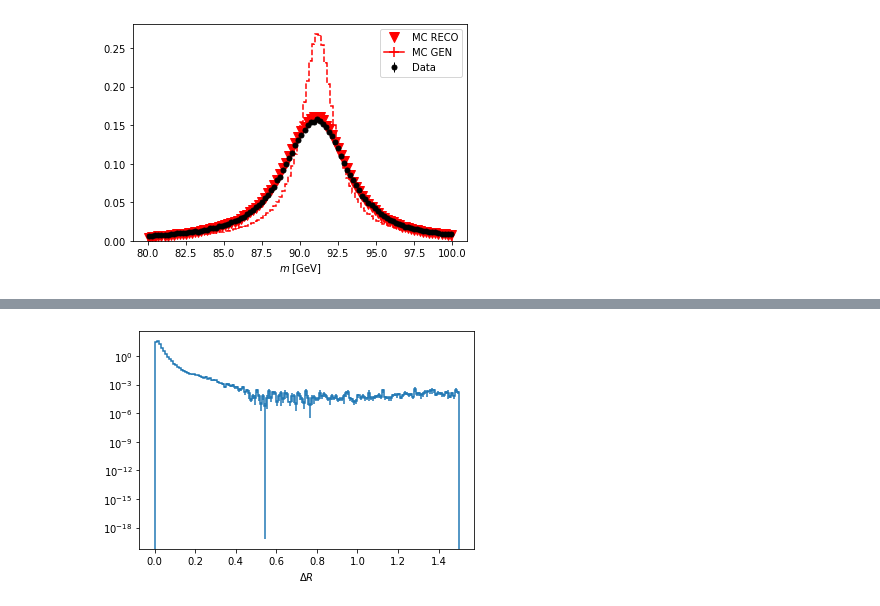
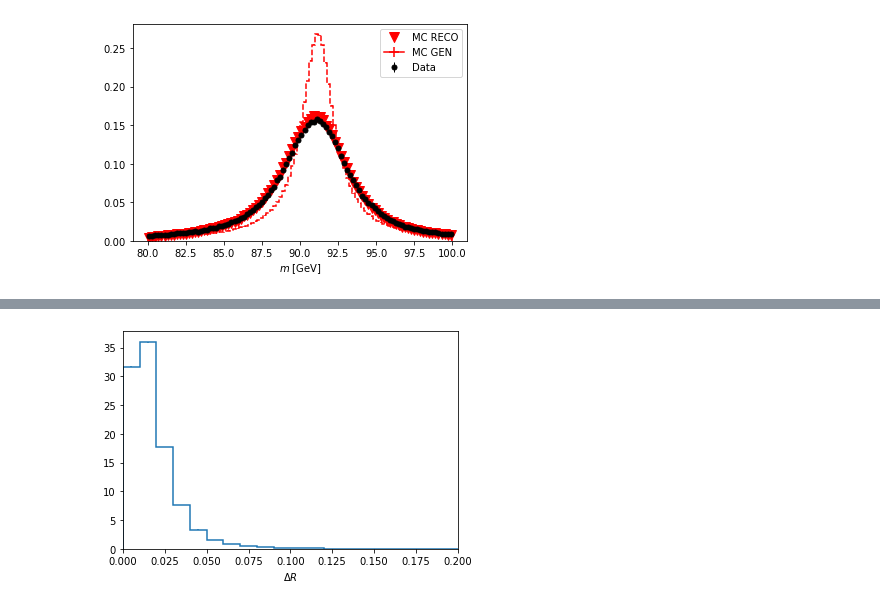
Before and after one commit to rappoccio/QJetMassUproot, a Jupyter notebook: compare_datamc_nanov9.ipynb, the cells around one changed output, grey strips where cells are left out. Cells and saved outputs as stored; diff of their text form; code cells hidden in the pictures.

```diff
--- a/compare_datamc_nanov9.ipynb
+++ b/compare_datamc_nanov9.ipynb
@@ -37,6 +40,6 @@ Matplotlib created a temporary config/cache directory at /tmp/matplotlib-rhsec2p
 # %% [markdown]
 ### Open pkl file for the output histograms
 # %%
-with open("qjetmass_zjets_gen.pkl", "rb") as f:
+with open("stable_pkl/qjetmass_zjets_gen.pkl", "rb") as f:
     output_gen = pickle.load( f )
 # %%
@@ -320,9 +324,9 @@ plt.show()
 # %%
 output_gen['drjet_reco_gen'].project("dr").plot(density=True)
-plt.yscale("log")
+plt.xlim(0,0.2)
 plt.show()
 # %% [output]
-[figure, old version]
+[figure, new version]
 # %%
 resolutions_u = output_gen['m_u_jet_reco_over_gen'].project("ptgen", "mgen", "frac")
 resolutions_g = output_gen['m_g_jet_reco_over_gen'].project("ptgen", "mgen", "frac")
```
Also changed, not shown: parts of 23 cells of this notebook, 4 other files.
